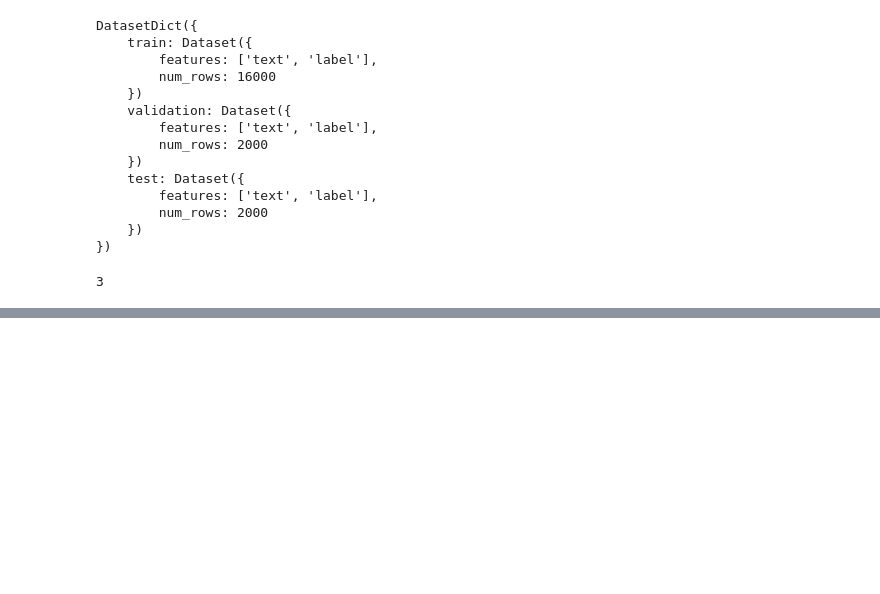
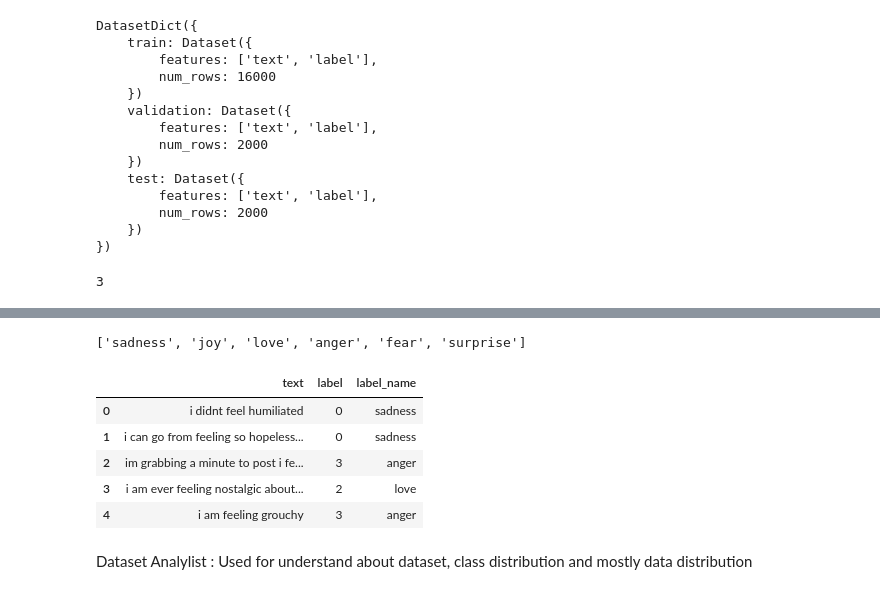
Before and after one commit to chaitykundu/DistilBERT_Emotion_Recognition, a Jupyter notebook: DistilBert_Emotion.ipynb, the cells around one changed output, grey strips where cells are left out. Drawn from its saved outputs; the diff is of its cells as text; code cells hidden in the pictures; blank space fills up the shorter version.

```diff
--- a/DistilBert_Emotion.ipynb
+++ b/DistilBert_Emotion.ipynb
@@ -50,0 +55,8 @@ len(all_datasets)
+# %%
+from datasets import load_dataset
+
+emotion = load_dataset('emotion')
+emotion.set_format(type='pandas')
+# %%
+df=emotion['train'][:]
+df.head()
@@ -50,0 +70,16 @@ len(all_datasets)
+# %%
+emotion['train'].features['label'].names
+# %% [output]
+['sadness', 'joy', 'love', 'anger', 'fear', 'surprise']
+# %%
+df['label_name'] = df['label'].apply(lambda x: emotion['train'].features['label'].int2str(x))
+df.head()
+# %% [output]
+|  | text | label | label_name |
+| 0 | i didnt feel humiliated | 0 | sadness |
+| 1 | i can go from feeling so hopeless... | 0 | sadness |
+| 2 | im grabbing a minute to post i fe... | 3 | anger |
+| 3 | i am ever feeling nostalgic about... | 2 | love |
+| 4 | i am feeling grouchy | 3 | anger |
+# %% [markdown]
+Dataset Analylist : Used for understand about dataset, class distribution and mostly data distribution
```
Also changed, not shown: parts of 3 cells of this notebook.
